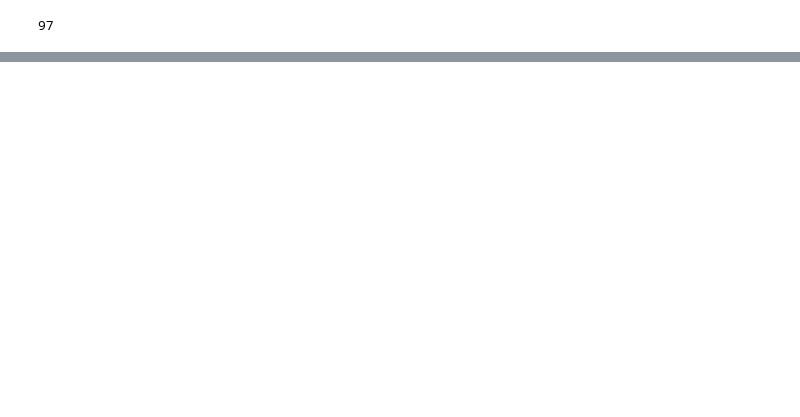
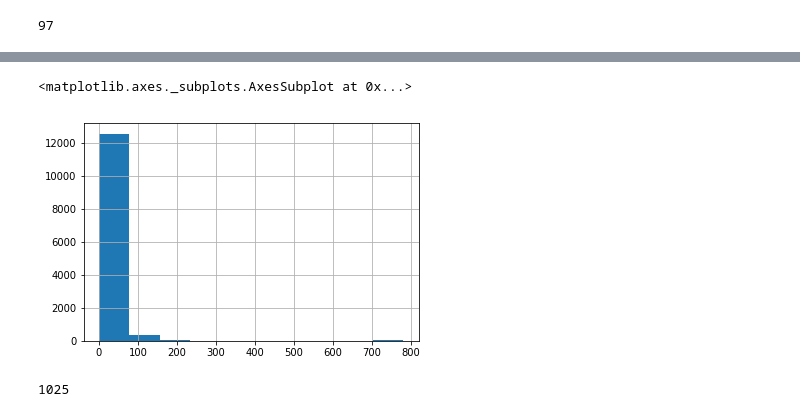
Before and after one commit to Jungle-Bus/ref-fr-STIF, a Jupyter notebook: audit_routepoints/analyse_routepoints.ipynb, the cells around one changed output, grey strips where cells are left out. Saved outputs shown, nothing was run; the diff lists cells and outputs as text; code cells hidden in the pictures; blank space fills up the shorter version.

```diff
--- a/audit_routepoints/analyse_routepoints.ipynb
+++ b/audit_routepoints/analyse_routepoints.ipynb
@@ -56,0 +46,20 @@ routepoints_strict
+# %%
+from geopy.distance import vincenty
+
+def compute_distance(row):
+    dist = vincenty(
+        (float(row['osm_lat']), float(row['osm_lon'])),
+        (float(row['gtfs_stop_lat']), float(row['gtfs_stop_lon']))
+    )
+    return dist.meters
+
+routepoints['distance'] = routepoints.apply(compute_distance, axis=1)
+
+routepoints['distance'].hist()
+# %% [output]
+<matplotlib.axes._subplots.AxesSubplot at 0x...>
+[figure, added]
+# %%
+len(routepoints[routepoints['distance'] > 50])
+# %% [output]
+1025
```
Also changed, not shown: parts of 12 cells of this notebook, 2 other files.
